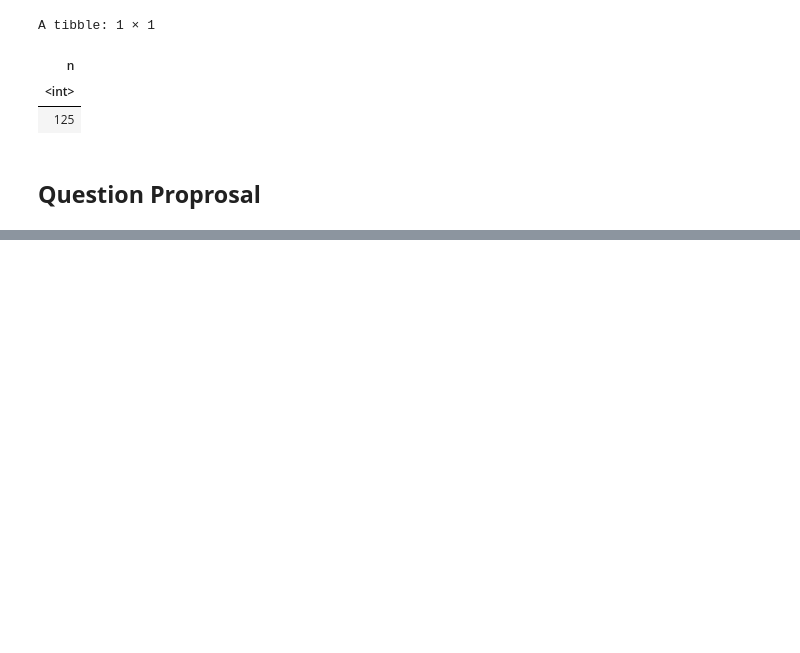
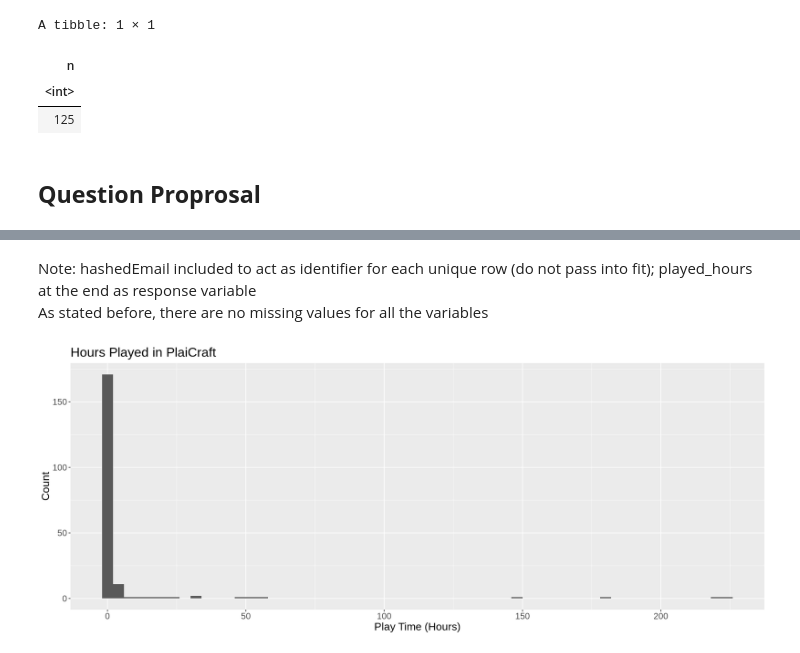
Before and after one commit to alanyhwang/dsci100_mc_project, a Jupyter notebook: mc_project_proposal.ipynb, the cells around one changed output, grey strips where cells are left out. Saved outputs shown, nothing was run; the diff lists cells and outputs as text; code cells hidden in the pictures; blank space fills up the shorter version.

```diff
--- a/mc_project_proposal.ipynb
+++ b/mc_project_proposal.ipynb
@@ -96,0 +160,3 @@ A tibble: 1 × 1
+# %%
+players_proj <- select(players_df, hashedEmail, experience, subscribe, age, played_hours)
+head(players_proj)
@@ -96,0 +173,15 @@ A tibble: 1 × 1
+# %% [markdown]
+Note: hashedEmail included to act as identifier for each unique row (do not pass into fit); played_hours at the end as response variable <br>
+As stated before, there are no missing values for all the variables
+# %%
+options(repr.plot.width = 15, repr.plot.height = 6)
+played_hours_plot <- ggplot(players_proj, aes(x = played_hours)) +
+                        geom_histogram(binwidth = 4) +
+                        labs(x = "Play Time (Hours)",
+                             y = "Count",
+                             fill = "experience",
+                             title = "Hours Played in PlaiCraft") +
+                        theme(text = element_text(size = 16))
+played_hours_plot
+# %% [output]
+[figure, added]
```
Also changed, not shown: parts of 19 cells of this notebook.
